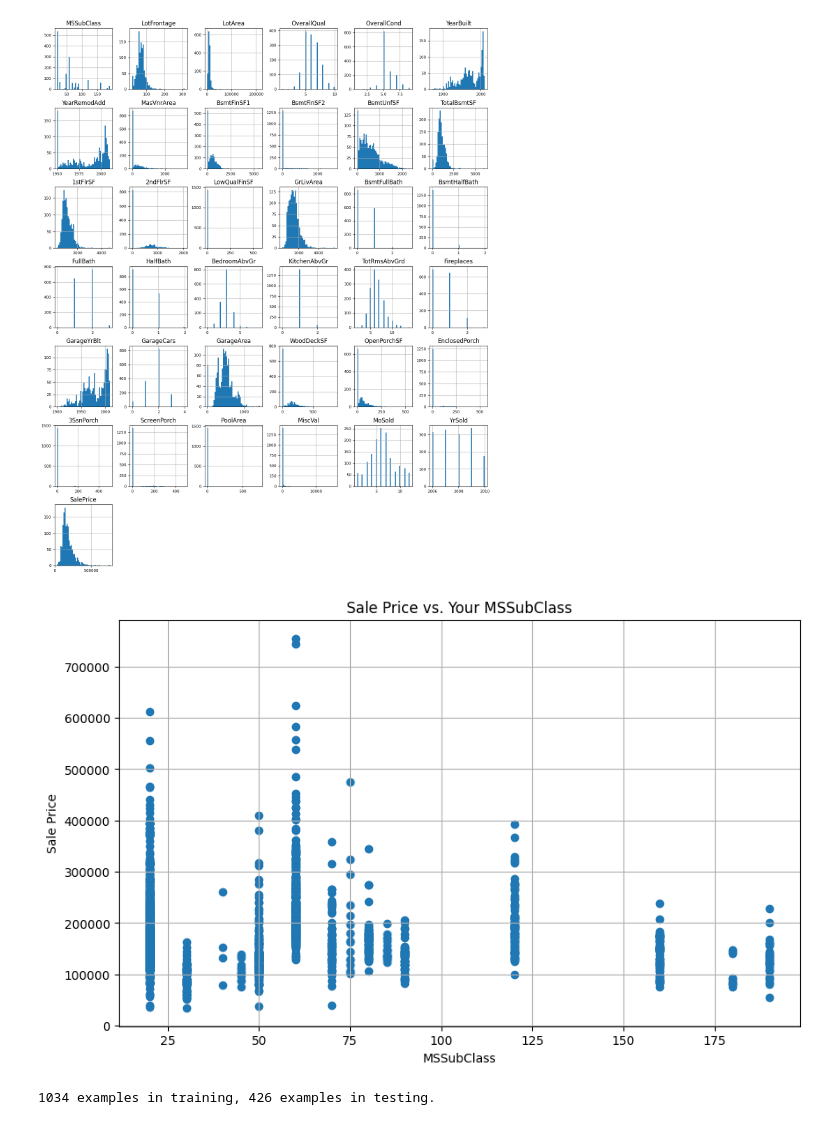
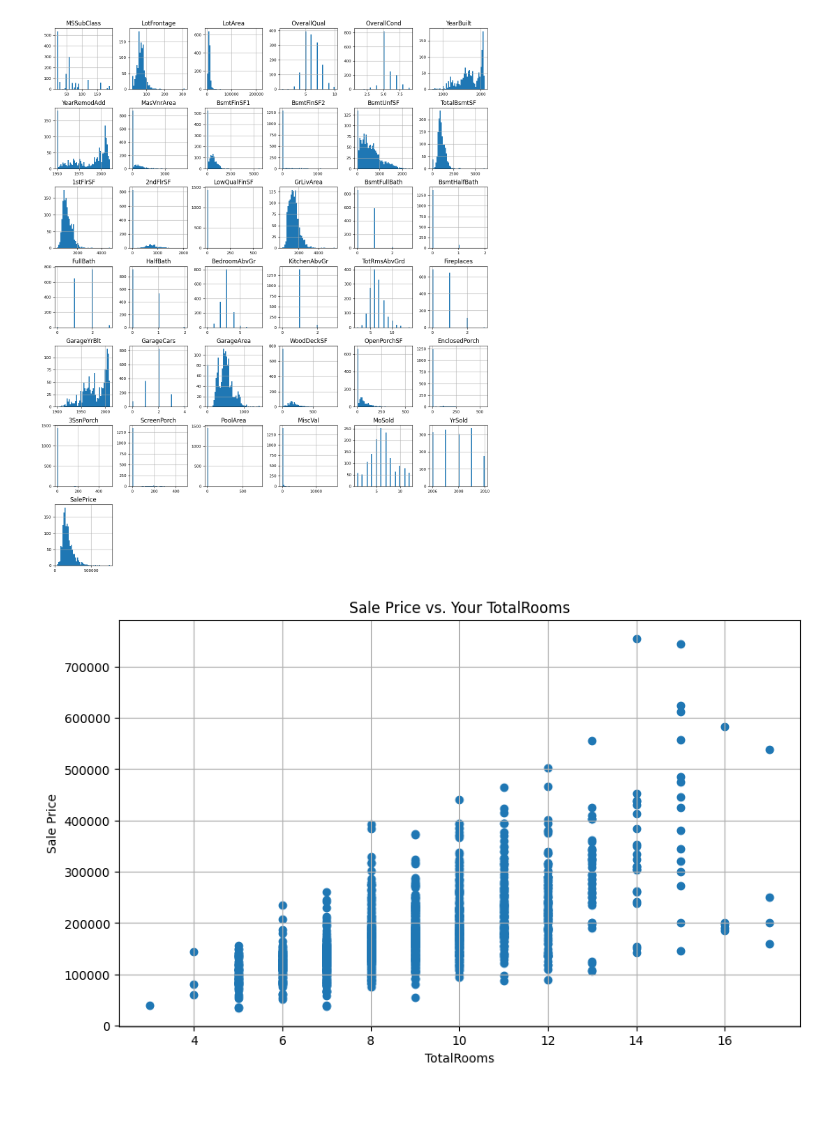
Before and after one commit to jadosh123/PredictingHousePrices, a Jupyter notebook: data-cleaning.ipynb, the cells around one changed output. Saved outputs shown, nothing was run; the diff lists cells and outputs as text; code cells hidden in the pictures.

```diff
--- a/data-cleaning.ipynb
+++ b/data-cleaning.ipynb
@@ -101,31 +85,40 @@ du.drop_null_majority_features(df_train, df_test)
 
 # Drops single value majority features (Above 80%)
 du.drop_single_val_majority(df_train, df_test)
+
+# Feature Engineering
+df_train['TotalSF'] = df_train['GrLivArea'] + df_train['1stFlrSF'] + df_train['TotalBsmtSF']
+df_test['TotalSF'] = df_test['GrLivArea'] + df_test['1stFlrSF'] + df_test['TotalBsmtSF']
+
+df_train['BdRmPerRoom'] = df_train['BedroomAbvGr'] / df_train['TotRmsAbvGrd']
+df_test['BdRmPerRoom'] = df_test['BedroomAbvGr'] / df_test['TotRmsAbvGrd']
+
+df_train['TotalBathrooms'] = df_train['BsmtFullBath'] + df_train['FullBath'] + df_train['HalfBath']
+df_test['TotalBathrooms'] = df_test['BsmtFullBath'] + df_test['FullBath'] + df_test['HalfBath']
+
+df_train['TotalRooms'] = df_train['TotalBathrooms'] + df_train['TotRmsAbvGrd']
+df_test['TotalRooms'] = df_test['TotalBathrooms'] + df_test['TotRmsAbvGrd']
+#important ones: 'GrLivArea' 1stFlrSF
 # %%
 # Plot any single feature against saleprices
 plt.figure(figsize=(10, 6))
-plt.scatter(df_train['MSSubClass'], df_train['SalePrice'])
-plt.xlabel('MSSubClass')
+plt.scatter(df_train['TotalRooms'], df_train['SalePrice'])
+plt.xlabel('TotalRooms')
 plt.ylabel('Sale Price')
-plt.title('Sale Price vs. Your MSSubClass')
+plt.title('Sale Price vs. Your TotalRooms')
 plt.grid(True)
 plt.show()
 # %% [output]
-[figure, old version]
+[figure, new version]
 # %%
-import numpy as np
-
 
 # Split dataset into training and validation sets
-def split_dataset(dataset, test_ratio=0.30):
-    test_indices = np.random.rand(len(dataset)) < test_ratio
-    return dataset[~test_indices], dataset[test_indices]
-
-train_ds_pd, valid_ds_pd = split_dataset(df_train)
-print("{} examples in training, {} examples in testing.".format(
-    len(train_ds_pd), len(valid_ds_pd)))
+train_ds_pd, valid_ds_pd = train_test_split(
+    df_train,
+    test_size=0.30,
+    random_state=42,
+    shuffle=True
+)
-# %% [output]
-1034 examples in training, 426 examples in testing.
 # %%
 label = 'SalePrice'
 train_ds = tfdf.keras.pd_dataframe_to_tf_dataset(train_ds_pd, label=label,
```
Also changed, not shown: parts of 7 cells of this notebook, 11 other files.
